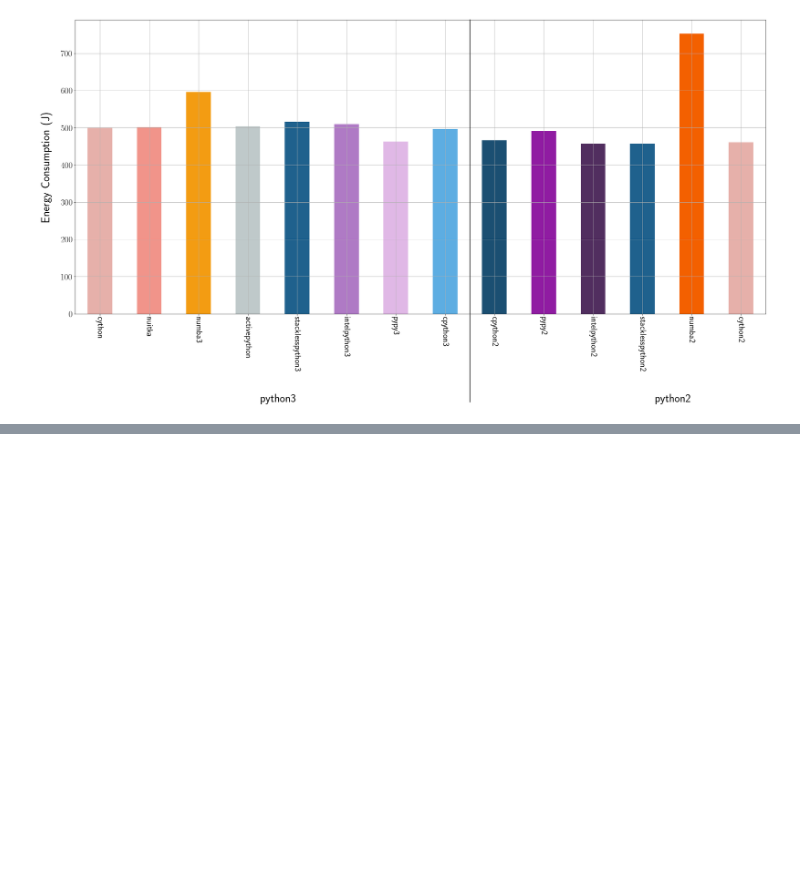
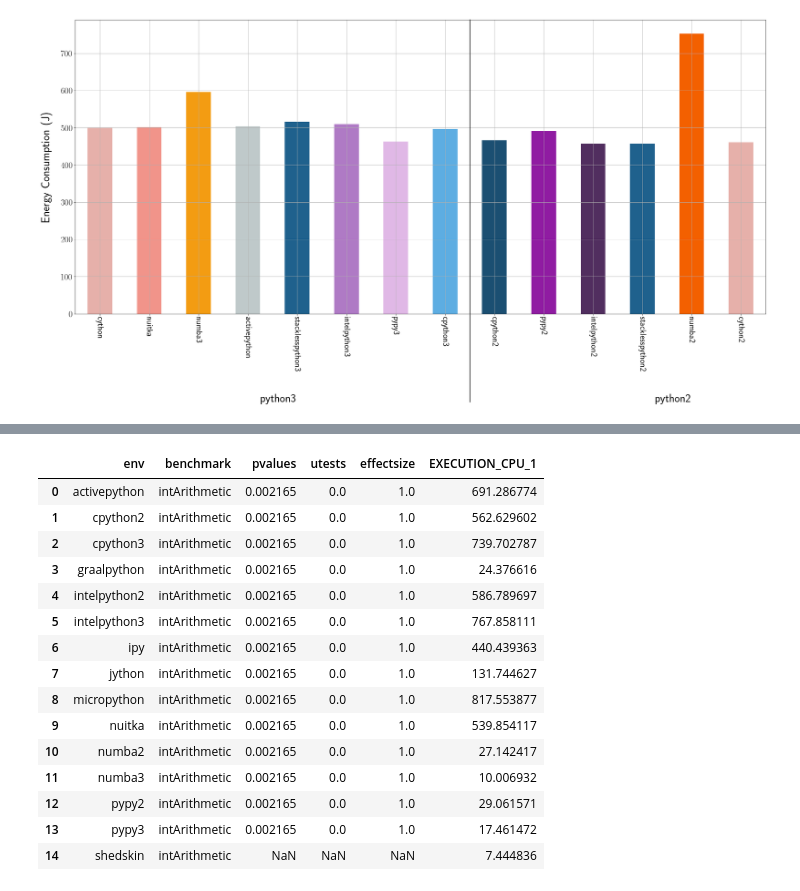
Before and after one commit to chakib-belgaid/python-implementations, a Jupyter notebook: results/python_implementation_tommti.ipynb, the cells around one changed output, grey strips where cells are left out. Saved outputs shown, nothing was run; the diff lists cells and outputs as text; code cells hidden in the pictures; blank space fills up the shorter version.

```diff
--- a/results/python_implementation_tommti.ipynb
+++ b/results/python_implementation_tommti.ipynb
@@ -182,4 +203,3 @@ def plot_bar(data,measure="EXECUTION_CPU_1"):
     #     fig.annotate('python2',xy=(0.25,300),size=25)
     return fig,axes
 #     fig[0].ax.legend(handles=legends, loc='lower left',fontsize='xx-large',labelspacing=1)
-fig,x=plot_bar(data.loc[data["benchmark"]==benchmark])
@@ -330,0 +406,5 @@ plt.savefig("barplot_binarry_tree.pdf")
+# %%
+l={}
+for bench in data.benchmark.unique():
+    d = data.loc[data["benchmark"]==bench]
+    l[bench]=stats.normaltest(d[measure])
@@ -330,0 +427,6 @@ plt.savefig("barplot_binarry_tree.pdf")
+# %%
+l1={}
+for bench in data.benchmark.unique():
+    d = data.loc[data["benchmark"]==bench]
+    l1[bench]=stats.shapiro(d[measure])
+l1
@@ -330,0 +465,50 @@ plt.savefig("barplot_binarry_tree.pdf")
+# %%
+
+import scipy
+compare =scipy.stats.mannwhitneyu
+def a12(lst1,lst2,rev=True):
+    "how often is x in lst1 more than y in lst2?"
+    more = same = 0.0
+    for x in lst1:
+        for y in lst2:
+            if   x==y : same += 1
+            elif rev     and x > y : more += 1
+            elif not rev and x < y : more += 1
+    return (more + 0.5*same)  / (len(lst1)*len(lst2))
+
+def test_mannwhitneyu(data,benchmark,metric="EXECUTION_CPU_1"):
+    whiteneyudata=data.loc[data["benchmark"]==benchmark].dropna()
+    data2=whiteneyudata.groupby("env")[metric].median()
+    base= data2.idxmin()
+    default=list(whiteneyudata.loc[whiteneyudata["env"]==base][metric])
+    modes=set(whiteneyudata["env"])
+    modes.remove(base)
+    l={i:whiteneyudata.loc[whiteneyudata["env"]==i][metric] for i in modes}
+    pvalues={i:compare(default,list(d),alternative="two-sided")[1] for i,d in l.items()}
+    utests={i:compare(default,list(d),alternative="two-sided")[0] for i,d in l.items()}
+    effectsize={i:a12(list(d),default) for i,d in l.items()}
+    s={"benchmark":benchmark,"pvalues":pvalues,"utests":utests,"effectsize":effectsize}
+    s=pd.DataFrame(s)
+#     data2["benchmark"]=benchmark
+    s=s.join(data2,how="outer")
+    s=s.reset_index().rename({"index":"env"},axis=1)
+    s["benchmark"]=benchmark
+    return s
+test_mannwhitneyu(data,"intArithmetic")
+# %% [output]
+|  | env | benchmark | pvalues | utests | effectsize | EXECUTION_CPU_1 |
+| 0 | activepython | intArithmetic | 0.002165 | 0.0 | 1.0 | 691.286774 |
+| 1 | cpython2 | intArithmetic | 0.002165 | 0.0 | 1.0 | 562.629602 |
+| 2 | cpython3 | intArithmetic | 0.002165 | 0.0 | 1.0 | 739.702787 |
+| 3 | graalpython | intArithmetic | 0.002165 | 0.0 | 1.0 | 24.376616 |
+| 4 | intelpython2 | intArithmetic | 0.002165 | 0.0 | 1.0 | 586.789697 |
+| 5 | intelpython3 | intArithmetic | 0.002165 | 0.0 | 1.0 | 767.858111 |
+| 6 | ipy | intArithmetic | 0.002165 | 0.0 | 1.0 | 440.439363 |
+| 7 | jython | intArithmetic | 0.002165 | 0.0 | 1.0 | 131.744627 |
+| 8 | micropython | intArithmetic | 0.002165 | 0.0 | 1.0 | 817.553877 |
+| 9 | nuitka | intArithmetic | 0.002165 | 0.0 | 1.0 | 539.854117 |
+| 10 | numba2 | intArithmetic | 0.002165 | 0.0 | 1.0 | 27.142417 |
+| 11 | numba3 | intArithmetic | 0.002165 | 0.0 | 1.0 | 10.006932 |
+| 12 | pypy2 | intArithmetic | 0.002165 | 0.0 | 1.0 | 29.061571 |
+| 13 | pypy3 | intArithmetic | 0.002165 | 0.0 | 1.0 | 17.461472 |
+| 14 | shedskin | intArithmetic | NaN | NaN | NaN | 7.444836 |
```
Also changed, not shown: parts of 16 cells of this notebook, 14 other files.
